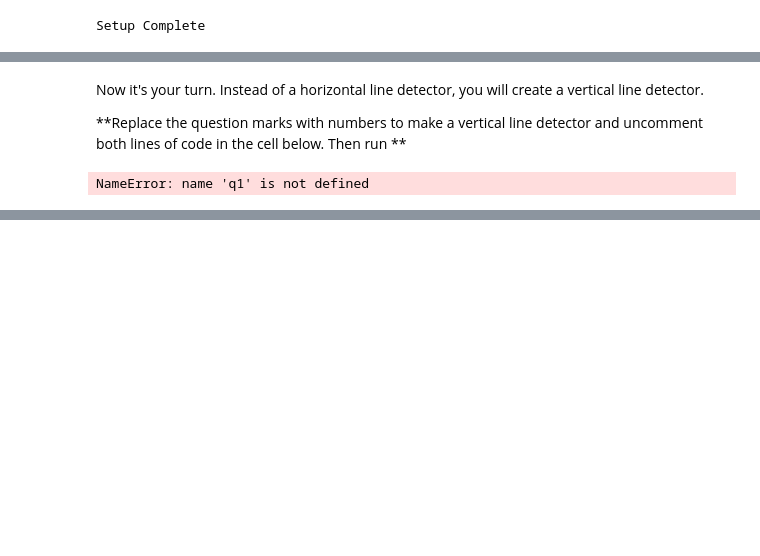
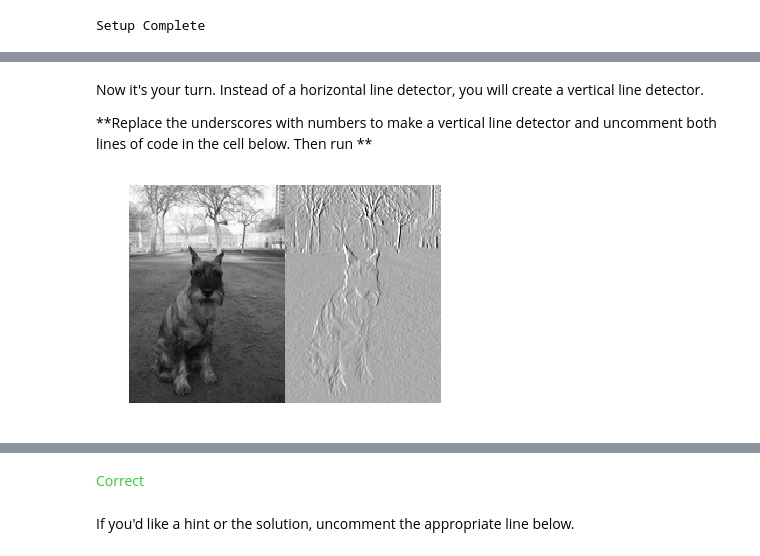
Before and after one commit to Kaggle/learntools, a Jupyter notebook: learntools/deep_learning/nbs/ex1_convolutions.ipynb, the cells around one changed output, grey strips where cells are left out. Drawn from its saved outputs; the diff is of its cells as text; code cells hidden in the pictures; blank space fills up the shorter version.

```diff
--- a/learntools/deep_learning/nbs/ex1_convolutions.ipynb
+++ b/learntools/deep_learning/nbs/ex1_convolutions.ipynb
@@ -34,11 +36,13 @@ visualize_conv(original_image, horizontal_line_conv)
 # %% [markdown]
 Now it's your turn. Instead of a horizontal line detector, you will create a vertical line detector.
 
-**Replace the question marks with numbers to make a vertical line detector and uncomment both lines of code in the cell below. Then run **
+**Replace the underscores with numbers to make a vertical line detector and uncomment both lines of code in the cell below. Then run **
-# %%
-#vertical_line_conv = [[?, -?],
-#                      [?, ?]]
-
-q1.check()
-# %% [output]
-NameError: name 'q1' is not defined
+# %%
+vertical_line_conv = [[_, _],
+                      [_, _]]
+
+
+visualize_conv(original_image, vertical_line_conv)
+q_1.check()
+# %% [output]
+[figure, added]
@@ -44,0 +50,3 @@ NameError: name 'q1' is not defined
+<span style="color:#33cc33">Correct</span>
+# %% [markdown]
+If you'd like a hint or the solution, uncomment the appropriate line below.
```
Also changed, not shown: parts of 9 cells of this notebook, 2 other files.
